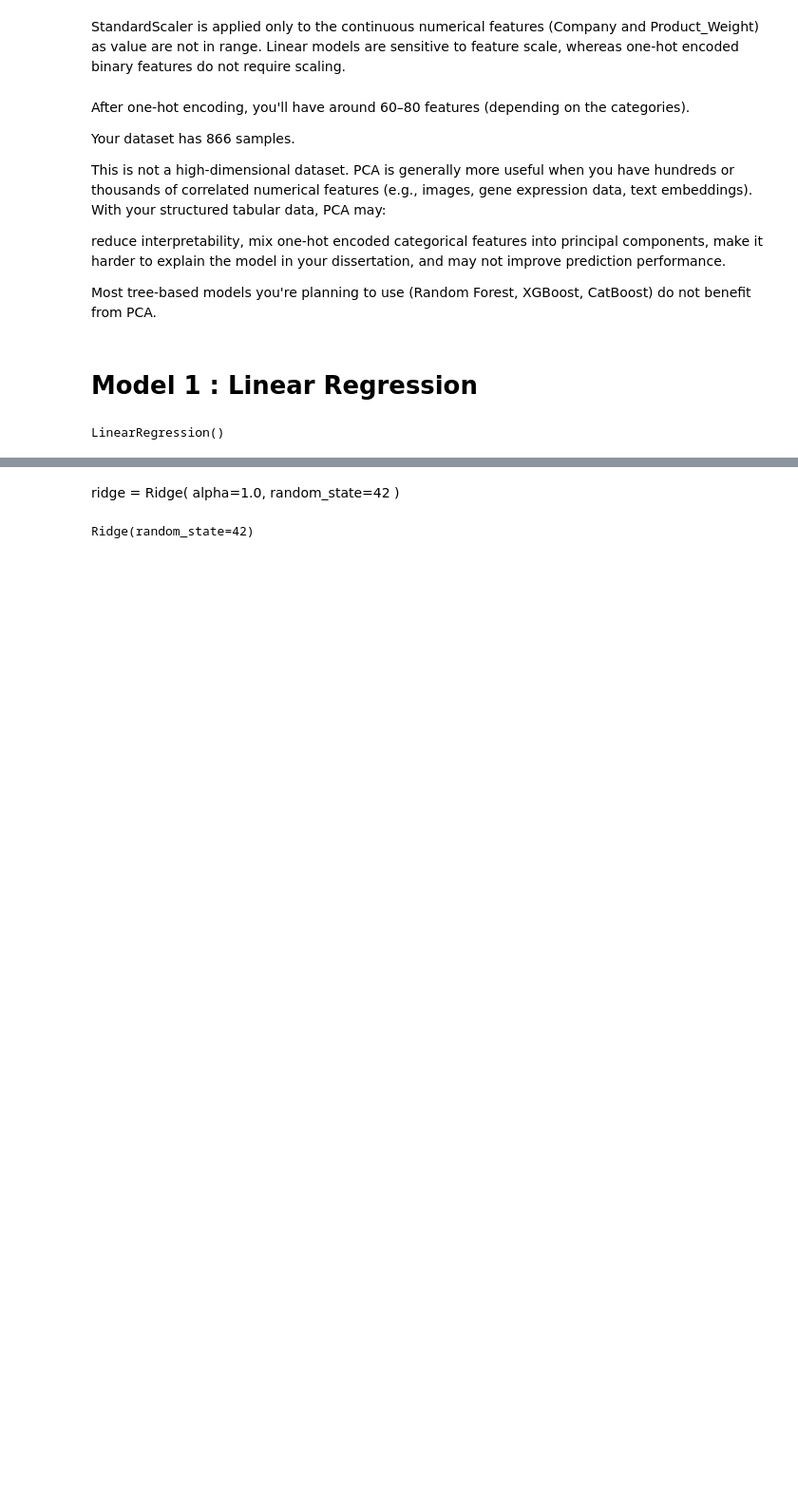
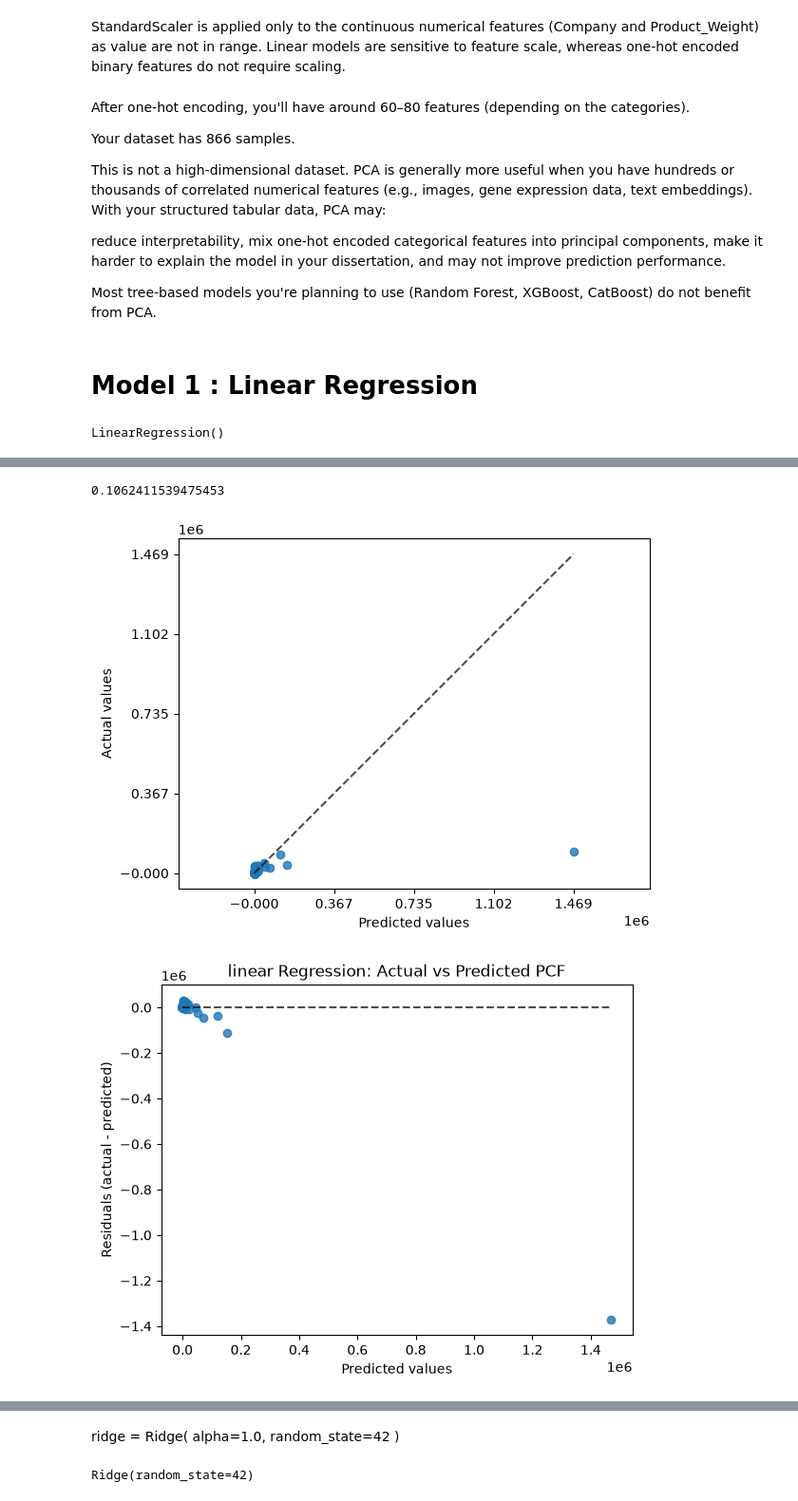
Before and after one commit to samina265/pcf-quality-framework, a Jupyter notebook: BEACON-PCF/notebooks/04_model_observation_(1) (2).ipynb, the cells around one changed output, grey strips where cells are left out. Shown at 95% size. Cells and saved outputs as stored; diff of their text form; code cells hidden in the pictures; blank space fills up the shorter version.

```diff
--- a/BEACON-PCF/notebooks/04_model_observation_(1) (2).ipynb
+++ b/BEACON-PCF/notebooks/04_model_observation_(1) (2).ipynb
@@ -199,0 +156,18 @@ Max: inf
+# %%
+score = lr.score(X_test, y_test)
+score
+# %% [output]
+0.1062411539475453
+# %%
+
+PredictionErrorDisplay.from_predictions(
+    y_test,
+    y_pred,
+    kind="actual_vs_predicted"
+).plot()
+
+plt.title("linear Regression: Actual vs Predicted PCF")
+plt.show()
+# %% [output]
+[figure, added]
+[figure, added]
```
Also changed, not shown: parts of 75 cells of this notebook, 1 other file.
